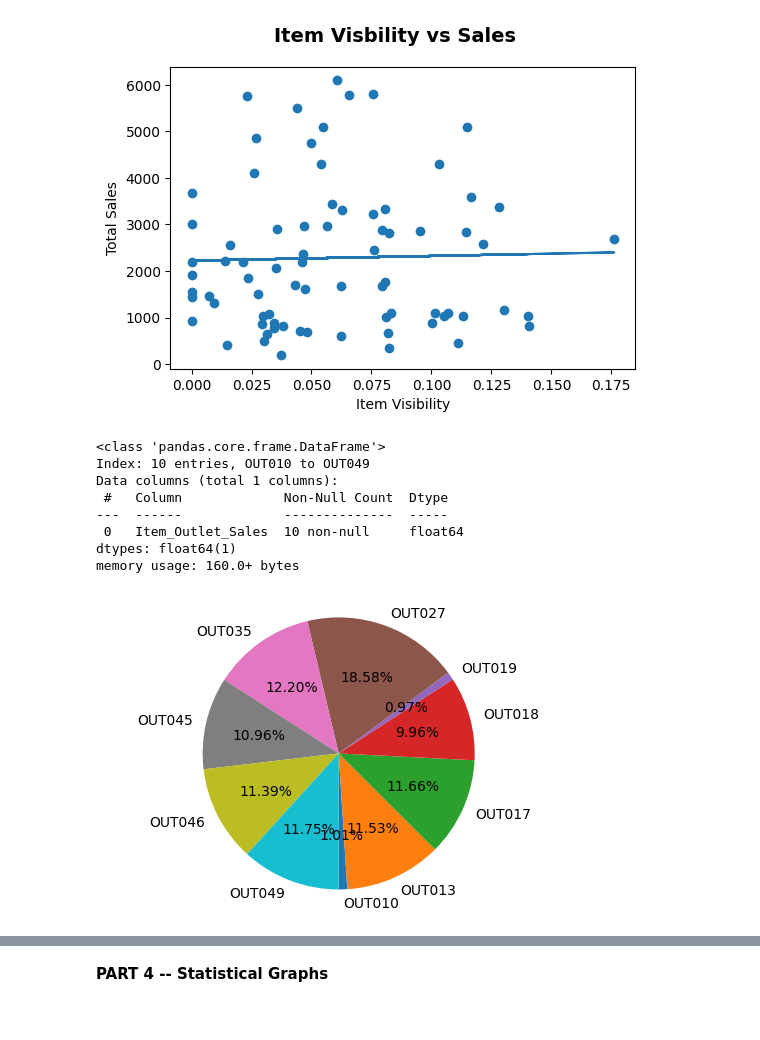
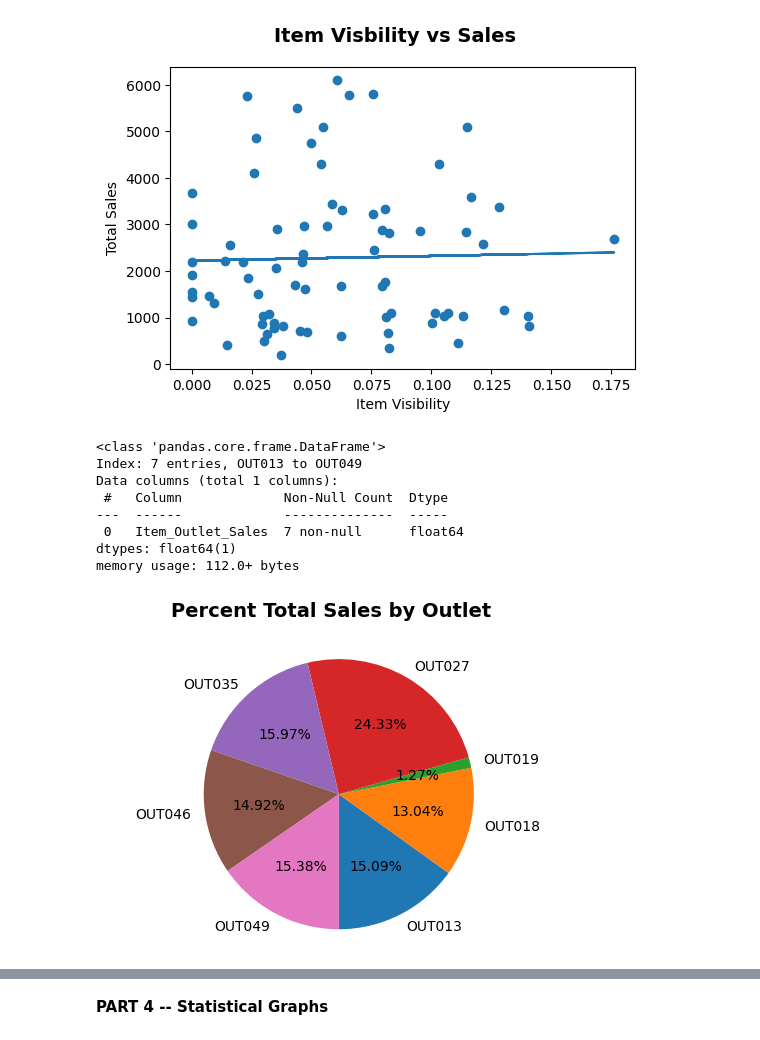
Before and after one commit to garrettfenchel/Coding-Dojo-Predicting-Sales-Volume, a Jupyter notebook: Project_1.ipynb, the cells around one changed output, grey strips where cells are left out. Cells and saved outputs as stored; diff of their text form; code cells hidden in the pictures.

```diff
--- a/Project_1.ipynb
+++ b/Project_1.ipynb
@@ -245,6 +267,8 @@ NCZ42            10.500         5
 NCZ53            9.600          5
 NCZ54            14.650         7
 Name: Item_Identifier, Length: 1559, dtype: int64
+# %%
+sales_clean = sales_clean.dropna()
 # %%
 #Replacing Fat Content Values
 sales_clean['Item_Fat_Content'] = sales_clean['Item_Fat_Content'].replace(['LF'],'Low Fat')
@@ -385,29 +406,30 @@ plt.plot(x, m*x+b)
 [figure]
 # %%
 #Percent of Sales by Outlet
+fig3=plt.figure(dpi=100)
 sales_group = sales_clean.groupby(["Outlet_Identifier"])[["Item_Outlet_Sales"]].sum()
 sales_group.info()
-fig=plt.figure(dpi=100)
 
 x = sales_group.index
 y = sales_group["Item_Outlet_Sales"]
 explotar = [0, 0, 0.1, 0]
 
-ax1 = fig.add_subplot(1,1,1)
+ax1 = fig3.add_subplot(1,1,1)
 ax1.pie(y, labels=x, autopct="%.2f%%", shadow = False, startangle=-90)
 ax1.axis("equal") #asegura proporcion igualitaria, vale decir, suma de porcentajes 100% (círculo)
+fig3.suptitle("Percent Total Sales by Outlet", fontsize=14, fontweight="bold")
 
 plt.show()
 # %% [output]
 <class 'pandas.core.frame.DataFrame'>
-Index: 10 entries, OUT010 to OUT049
+Index: 7 entries, OUT013 to OUT049
 Data columns (total 1 columns):
  #   Column             Non-Null Count  Dtype
 ---  ------             --------------  -----
- 0   Item_Outlet_Sales  10 non-null     float64
+ 0   Item_Outlet_Sales  7 non-null      float64
 dtypes: float64(1)
-memory usage: 160.0+ bytes
+memory usage: 112.0+ bytes
-[figure, old version]
+[figure, new version]
 # %%
 sales_drop = sales_clean.drop(sales_clean[sales_clean.Item_Type ==  "Hard Drinks"].index)
 sales_drop = sales_drop.drop(sales_drop[sales_drop.Item_Type ==  "Household"].index)
```
Also changed, not shown: parts of 54 cells of this notebook.
